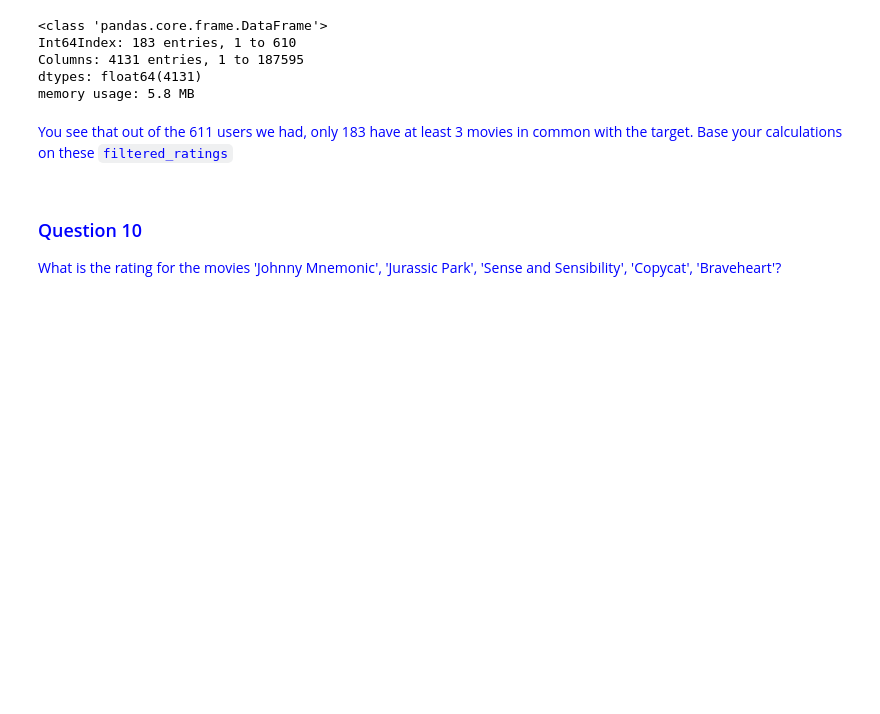
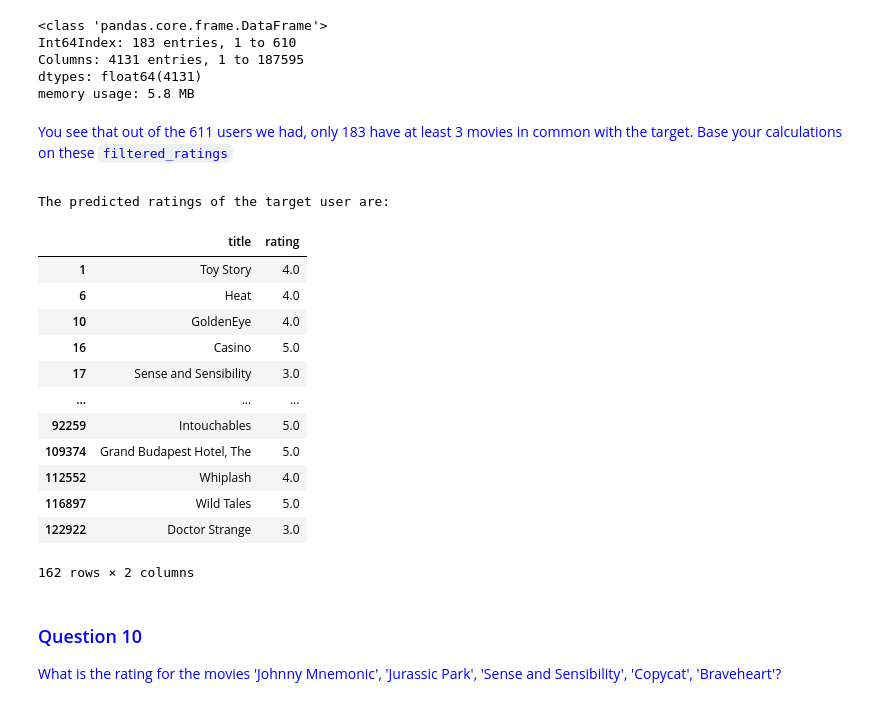
Before and after one commit to sofiacerbi/Project-2-Yousra, a Jupyter notebook: Project2-Copy2.ipynb, the cells around one changed output. Drawn from its saved outputs; the diff is of its cells as text; code cells hidden in the pictures; blank space fills up the shorter version.

```diff
--- a/Project2-Copy2.ipynb
+++ b/Project2-Copy2.ipynb
@@ -358,0 +493,20 @@ Which of the Indiana Jones movies has the worst average rating?
+# %%
+#Se extraen las películas de Indiana Jones
+indiana_movies = movies[movies["title"].str.contains("Indiana")]
+
+#Variable con la que se va a comparar el average rating
+avg_anterior = 5
+
+#Para cada película de Indiana Jones:
+for peli in indiana_movies.iterrows():
+    #Se extraen los ratings de cada película y se convierten en un numpy array
+    peliRatings = ratings[peli[0]].to_numpy()
+    #Se calcula el promedio de los ratings para esa película
+    avg = np.nanmean(peliRatings)
+    #Se evalúa si la peli actual es la que ha tenido el peor average rating
+    if avg < avg_anterior:
+        peorPeli = peli[0]
+    avg_anterior = avg
+
+print("The Indiana Jones movie that has the worst average rating is:\n")
+print(indiana_movies.loc[peorPeli], "\nAverage rating:", avg)
@@ -440,3 +600,61 @@ You see that out of the 611 users we had, only 183 have at least 3 movies in com
+# %%
+#Se calcula la similitud entre los usuarios y el target
+similarity = filtered_ratings.corrwith(target, axis = 1, method = 'pearson')
+
+#Se orden los usuarios por similitud (de menor a mayor)
+similarity.sort_values(ascending = False, inplace = True)
+
+#Se toman los índices de los 3 usuarios más similares al target
+idx = similarity.index[:3]
+
+#Para todas las películas en ratings:
+for peli in ratings:
+    #Solo importa derivar clasificaciones para películas que actualmente no tienen
+    if target.isna()[peli]:
+        #Variables que mantendrán las sumas del numerador y el denominador de la fórmula
+        sum_nom = sum_denom = 0
+
+        #Para cada usuario similar:
+        for usuario in idx:
+            #Calificaciones dadas por el usuario
+            user_ratings = ratings.loc[usuario]
+
+            #Se utilizan solo los usuarios que han calificado la película que se evalúa
+            if ~(user_ratings.isna()[peli]):
+                #Se calculan los términos de la fórmula
+                mu = user_ratings.mean()
+                sum_nom = sum_nom + similarity[usuario]*(user_ratings[peli] - mu)
+                sum_denom = sum_denom + similarity[usuario]
+
+        #Se comprueba que el denominador sea diferente de cero
+        if sum_denom != 0:
+            target[peli] = target.mean() + sum_nom / sum_denom
+
+#Se redondean los ratings obtenidos para el target
+target = round(target)
+
+print("\nThe predicted ratings of the target user are:\n")
+
+#Se muestran solo las películas que tienen un rating predicho diferente de NaN
+idx = target.index[target.isna() == False]
+targetRatedMovies = pd.DataFrame(movies.loc[idx, "title"])
+targetRatedMovies['rating'] = target.loc[idx]
+targetRatedMovies
+# %% [output]
+The predicted ratings of the target user are:
+|  | title | rating |
+| 1 | Toy Story | 4.0 |
+| 6 | Heat | 4.0 |
+| 10 | GoldenEye | 4.0 |
+| 16 | Casino | 5.0 |
+| 17 | Sense and Sensibility | 3.0 |
+| ... | ... | ... |
+| 92259 | Intouchables | 5.0 |
+| 109374 | Grand Budapest Hotel, The | 5.0 |
+| 112552 | Whiplash | 4.0 |
+| 116897 | Wild Tales | 5.0 |
+| 122922 | Doctor Strange | 3.0 |
+162 rows × 2 columns
 # %% [markdown]
 <span style="color:blue">
 
```
Also changed, not shown: parts of 19 cells of this notebook.
